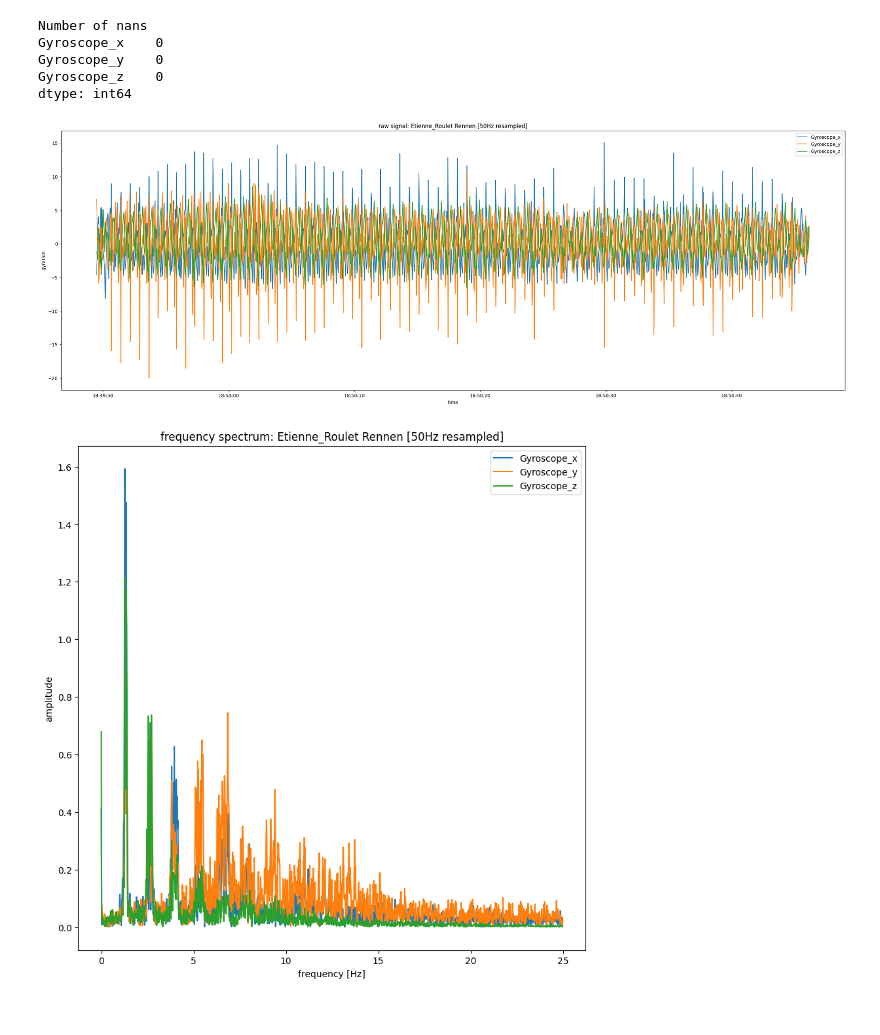
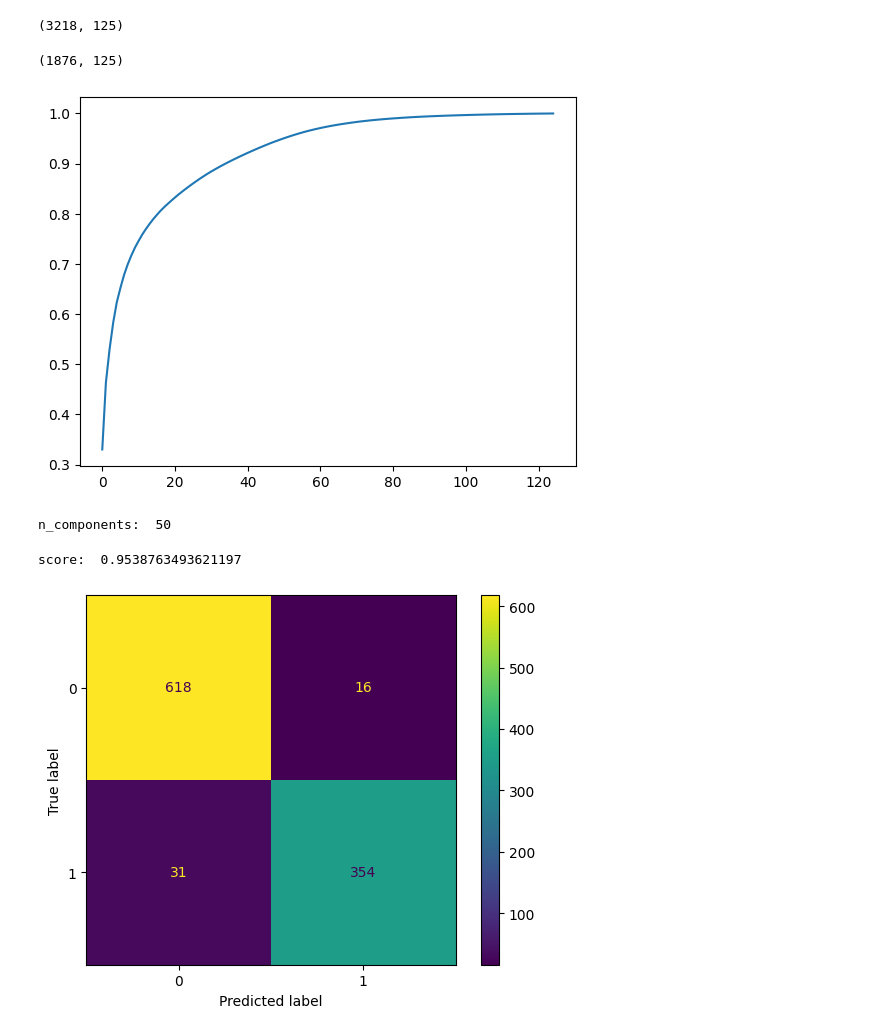
Before and after one commit to Sensor-Based-Activity-Recognition/explorative-data-analysis, a Jupyter notebook: eda_gyroscope.ipynb, the cells around one changed output. Saved outputs shown, nothing was run; the diff lists cells and outputs as text; code cells hidden in the pictures.

```diff
--- a/eda_gyroscope.ipynb
+++ b/eda_gyroscope.ipynb
@@ -64,13 +115,59 @@ dtype: int64
-# %%
-for filename, df in get_df_activity("Rennen").groupby(["filename"]):
-    plot_trunc_res_gyro(df)
-
-    break
-# %% [output]
-Number of nans
-Gyroscope_x    0
-Gyroscope_y    0
-Gyroscope_z    0
-dtype: int64
-[figure, removed]
-[figure, removed]
+# %%
+spectrums_laufen = []
+for filename, df in get_activity("Laufen").groupby(["filename"]):
+    segment_spectrums = np.array([list(get_fft_freqency_spectrum(segment).values())[1][1] for segment in segmentate(resample_df(df[["Gyroscope_x", "Gyroscope_y", "Gyroscope_z"]], 50), 5, 50)]) #get frequency spectrum form x axis
+    spectrums_laufen.append(segment_spectrums)
+
+spectrums_laufen = np.vstack(spectrums_laufen)
+laufen_class = np.full((len(spectrums_laufen),1), 0)
+
+spectrums_laufen.shape
+# %% [output]
+(3218, 125)
+# %%
+spectrums_treppenlaufen = []
+for filename, df in get_activity("Treppenlaufen").groupby(["filename"]):
+    segment_spectrums = np.array([list(get_fft_freqency_spectrum(segment).values())[1][1] for segment in segmentate(resample_df(df[["Gyroscope_x", "Gyroscope_y", "Gyroscope_z"]], 50), 5, 50)]) #get frequency spectrum form x axis
+    spectrums_treppenlaufen.append(segment_spectrums)
+
+spectrums_treppenlaufen = np.vstack(spectrums_treppenlaufen)
+treppenlaufen_class = np.full((len(spectrums_treppenlaufen),1), 1)
+
+spectrums_treppenlaufen.shape
+# %% [output]
+(1876, 125)
+# %%
+X = np.vstack((spectrums_laufen, spectrums_treppenlaufen))
+Y = np.vstack((laufen_class, treppenlaufen_class))
+
+p = np.random.permutation(len(X))
+X = X[p]
+Y = Y[p]
+# %%
+pca = PCA().fit(X)
+
+n = np.argwhere(np.cumsum(pca.explained_variance_ratio_) > 0.95)[0][0]
+
+plt.plot(np.cumsum(pca.explained_variance_ratio_))
+plt.show()
+
+print("n_components: ", n)
+
+X_ = PCA(n_components=n).fit_transform(X)
+# %% [output]
+[figure, added]
+n_components:  50
+# %%
+X_train, X_test, Y_train, Y_test = train_test_split(X_, Y, train_size=0.8)
+
+hgbc = HistGradientBoostingClassifier().fit(X_train, Y_train)
+
+print("score: ", hgbc.score(X_test, Y_test))
+
+cm = confusion_matrix(hgbc.predict(X_test), Y_test)
+disp = ConfusionMatrixDisplay(confusion_matrix=cm)
+disp.plot()
+plt.show()
+# %% [output]
+score:  0.9538763493621197
+[figure, added]
```
Also changed, not shown: parts of 7 cells of this notebook.
